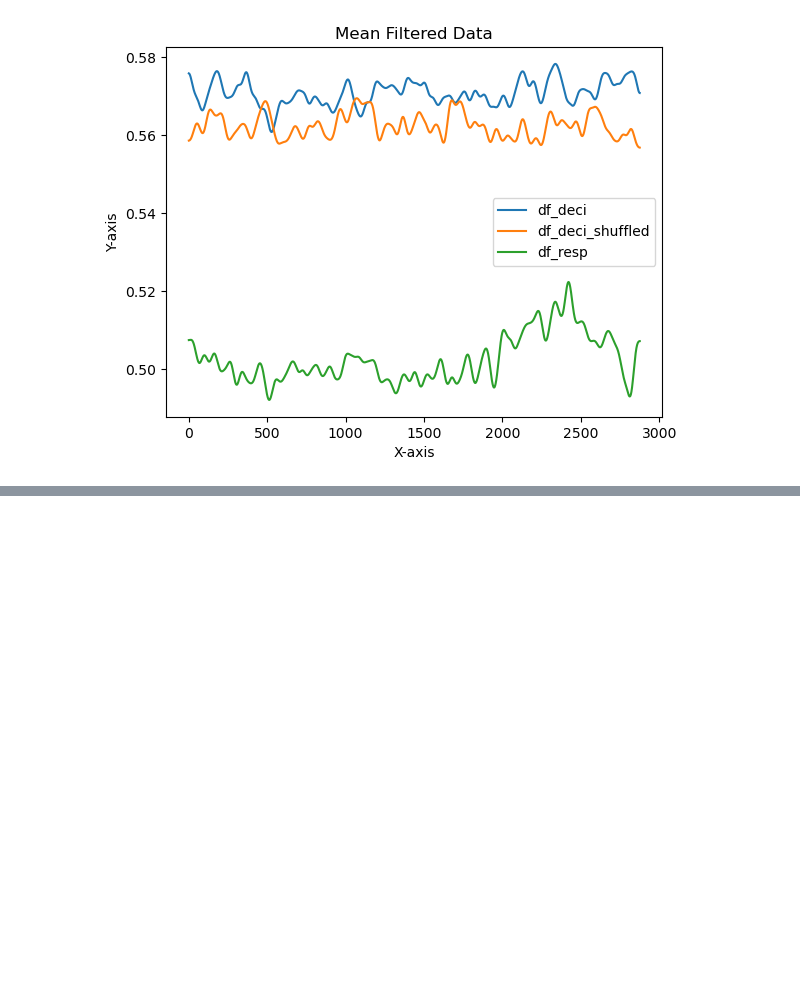
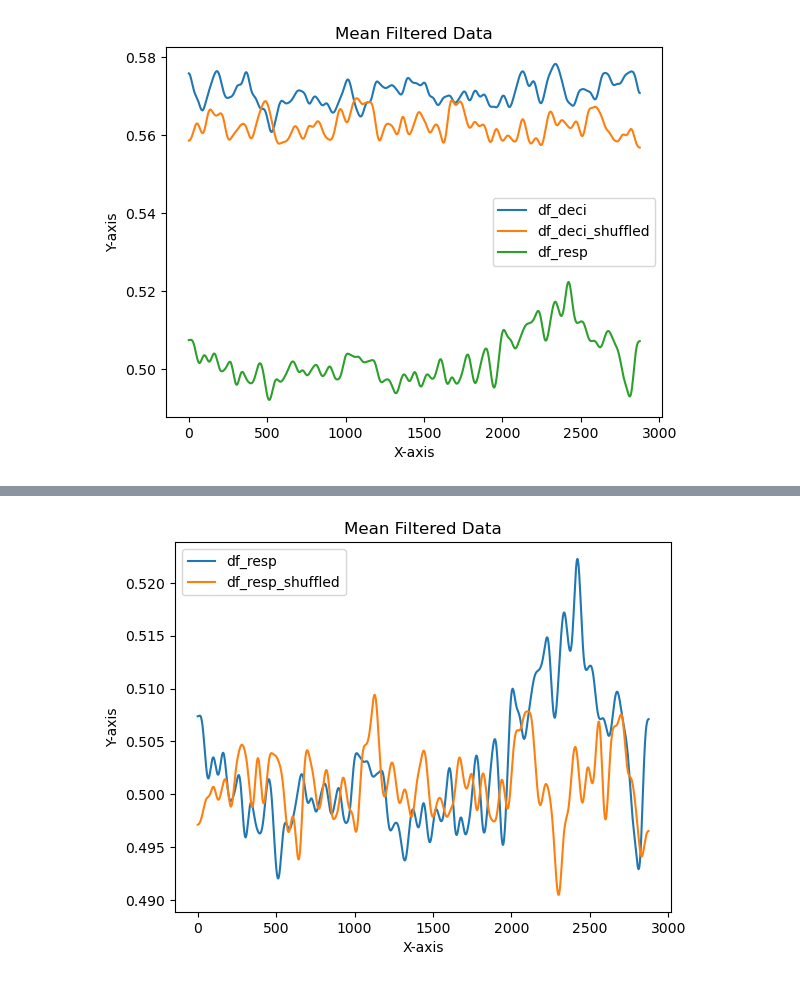
Before and after one commit to unthrived/master-thesis, a Jupyter notebook: 0_results.ipynb, the cells around one changed output, grey strips where cells are left out. Drawn from its saved outputs; the diff is of its cells as text; code cells hidden in the pictures; blank space fills up the shorter version.

```diff
--- a/0_results.ipynb
+++ b/0_results.ipynb
@@ -129,0 +153,15 @@ plt.show()
+# %%
+sns.lineplot(data=df_resp, x=df_resp.index, y='mean_filtered', label='df_resp')
+sns.lineplot(data=df_resp_shuffled, x=df_resp_shuffled.index, y='mean_filtered', label='df_resp_shuffled')
+# Set plot title and axis labels
+plt.title('Mean Filtered Data')
+plt.xlabel('X-axis')
+plt.ylabel('Y-axis')
+
+# Display the legend
+plt.legend()
+
+# Show the plot
+plt.show()
+# %% [output]
+[figure, added]
```
Also changed, not shown: parts of 3 cells of this notebook.
